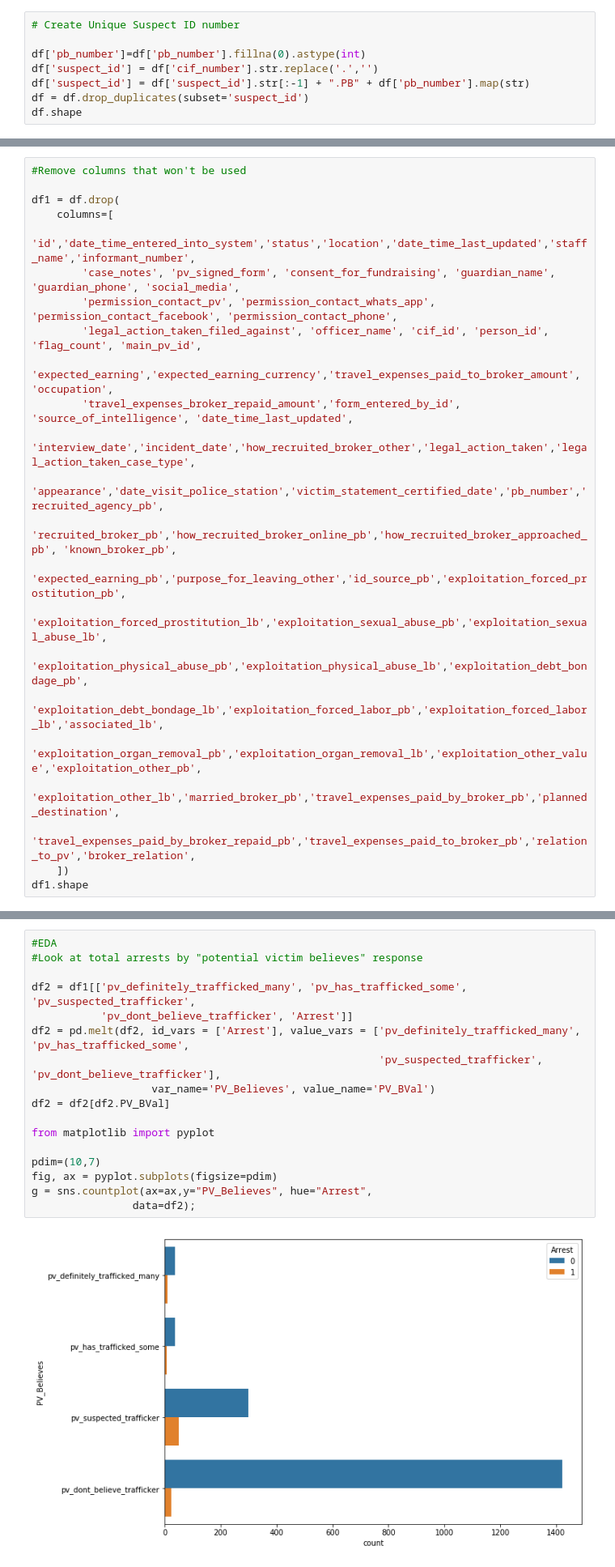
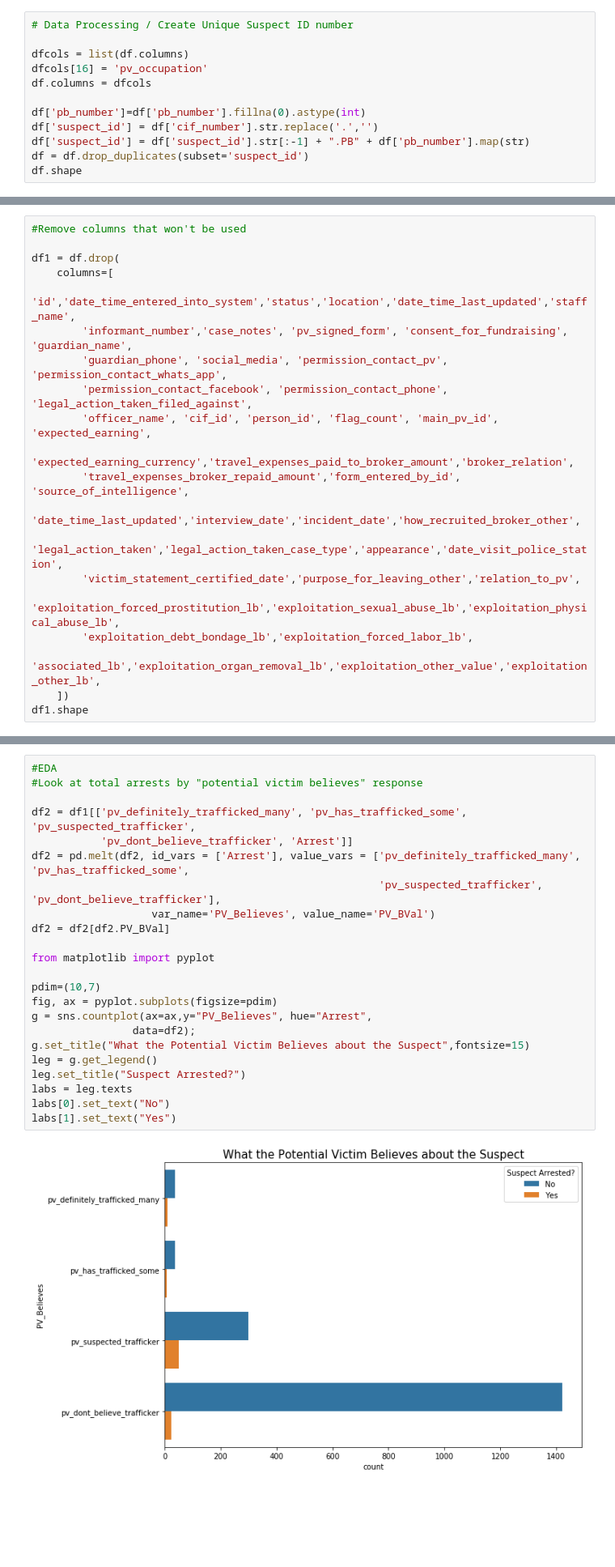
Before and after one commit to jahudlow/Data_Fellowship_Project, a Jupyter notebook: CD.ipynb, the cells around one changed output, grey strips where cells are left out. Shown at 81% size. Saved outputs shown, nothing was run; the diff lists cells and outputs as text; blank space fills up the shorter version.

```diff
--- a/CD.ipynb
+++ b/CD.ipynb
@@ -18,7 +18,11 @@ rows = cur.fetchall()
 df = pd.DataFrame(rows, columns = colnames)
 cur.close()
 # %%
-# Create Unique Suspect ID number
+# Data Processing / Create Unique Suspect ID number
+
+dfcols = list(df.columns)
+dfcols[16] = 'pv_occupation'
+df.columns = dfcols
 
 df['pb_number']=df['pb_number'].fillna(0).astype(int)
 df['suspect_id'] = df['cif_number'].str.replace('.','')
@@ -32,22 +36,19 @@ df.shape
 
 df1 = df.drop(
     columns=[
-        'id','date_time_entered_into_system','status','location','date_time_last_updated','staff_name','informant_number',
-        'case_notes', 'pv_signed_form', 'consent_for_fundraising', 'guardian_name', 'guardian_phone', 'social_media',
-        'permission_contact_pv', 'permission_contact_whats_app', 'permission_contact_facebook', 'permission_contact_phone',
-        'legal_action_taken_filed_against', 'officer_name', 'cif_id', 'person_id', 'flag_count', 'main_pv_id',
-        'expected_earning','expected_earning_currency','travel_expenses_paid_to_broker_amount', 'occupation',
-        'travel_expenses_broker_repaid_amount','form_entered_by_id', 'source_of_intelligence', 'date_time_last_updated',
-        'interview_date','incident_date','how_recruited_broker_other','legal_action_taken','legal_action_taken_case_type',
-        'appearance','date_visit_police_station','victim_statement_certified_date','pb_number','recruited_agency_pb',
-        'recruited_broker_pb','how_recruited_broker_online_pb','how_recruited_broker_approached_pb', 'known_broker_pb',
-        'expected_earning_pb','purpose_for_leaving_other','id_source_pb','exploitation_forced_prostitution_pb',
-        'exploitation_forced_prostitution_lb','exploitation_sexual_abuse_pb','exploitation_sexual_abuse_lb',
-        'exploitation_physical_abuse_pb','exploitation_physical_abuse_lb','exploitation_debt_bondage_pb',
-        'exploitation_debt_bondage_lb','exploitation_forced_labor_pb','exploitation_forced_labor_lb','associated_lb',
-        'exploitation_organ_removal_pb','exploitation_organ_removal_lb','exploitation_other_value','exploitation_other_pb',
-        'exploitation_other_lb','married_broker_pb','travel_expenses_paid_by_broker_pb','planned_destination',
-        'travel_expenses_paid_by_broker_repaid_pb','travel_expenses_paid_to_broker_pb','relation_to_pv','broker_relation',
+        'id','date_time_entered_into_system','status','location','date_time_last_updated','staff_name',
+        'informant_number','case_notes', 'pv_signed_form', 'consent_for_fundraising', 'guardian_name',
+        'guardian_phone', 'social_media', 'permission_contact_pv', 'permission_contact_whats_app',
+        'permission_contact_facebook', 'permission_contact_phone', 'legal_action_taken_filed_against',
+        'officer_name', 'cif_id', 'person_id', 'flag_count', 'main_pv_id', 'expected_earning',
+        'expected_earning_currency','travel_expenses_paid_to_broker_amount','broker_relation',
+        'travel_expenses_broker_repaid_amount','form_entered_by_id', 'source_of_intelligence',
+        'date_time_last_updated','interview_date','incident_date','how_recruited_broker_other',
+        'legal_action_taken','legal_action_taken_case_type','appearance','date_visit_police_station',
+        'victim_statement_certified_date','purpose_for_leaving_other','relation_to_pv',
+        'exploitation_forced_prostitution_lb','exploitation_sexual_abuse_lb','exploitation_physical_abuse_lb',
+        'exploitation_debt_bondage_lb','exploitation_forced_labor_lb',
+        'associated_lb','exploitation_organ_removal_lb','exploitation_other_value','exploitation_other_lb',
     ])
 df1.shape
 # %% [output]
@@ -65,22 +66,28 @@ df1 = df1.dropna(axis=0, subset=['cif_number'])
 # %%
 #EDA
 #Look at total arrests by "potential victim believes" response
 
 df2 = df1[['pv_definitely_trafficked_many', 'pv_has_trafficked_some', 'pv_suspected_trafficker',
            'pv_dont_believe_trafficker', 'Arrest']]
 df2 = pd.melt(df2, id_vars = ['Arrest'], value_vars = ['pv_definitely_trafficked_many', 'pv_has_trafficked_some',
                                                        'pv_suspected_trafficker', 'pv_dont_believe_trafficker'],
                    var_name='PV_Believes', value_name='PV_BVal')
 df2 = df2[df2.PV_BVal]
 
 from matplotlib import pyplot
 
 pdim=(10,7)
 fig, ax = pyplot.subplots(figsize=pdim)
 g = sns.countplot(ax=ax,y="PV_Believes", hue="Arrest",
                 data=df2);
+g.set_title("What the Potential Victim Believes about the Suspect",fontsize=15)
+leg = g.get_legend()
+leg.set_title("Suspect Arrested?")
+labs = leg.texts
+labs[0].set_text("No")
+labs[1].set_text("Yes")
 # %% [output]
-[figure, old version]
+[figure, new version]
 # %%
 #EDA
 #Look at percentage of arrests by "potential victim believes" and "ID Made" responses
```
Also changed, not shown: parts of 12 cells of this notebook.
